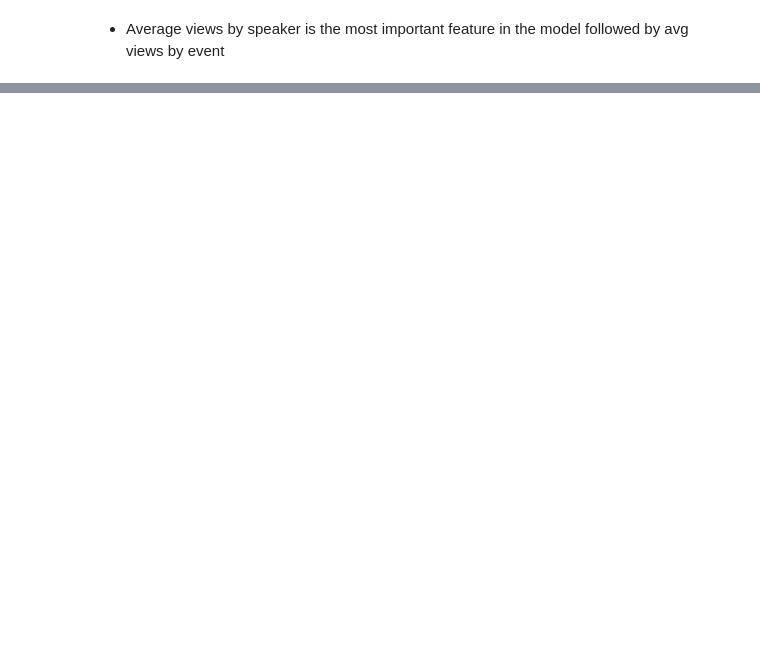
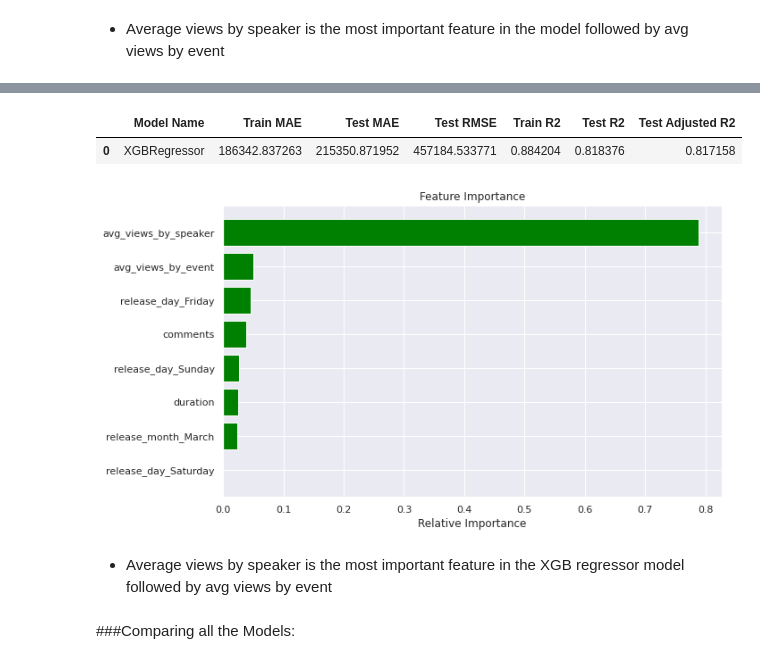
Before and after one commit to Aehteshaam-Shaikh/Ted-Talk-views-prediction, a Jupyter notebook: Ted_Talk_Views_Prediction.ipynb, the cells around one changed output, grey strips where cells are left out. Cells and saved outputs as stored; diff of their text form; code cells hidden in the pictures; blank space fills up the shorter version.

```diff
--- a/Ted_Talk_Views_Prediction.ipynb
+++ b/Ted_Talk_Views_Prediction.ipynb
@@ -1015,0 +1022,8 @@ plt.show()
+# %%
+from xgboost import XGBRegressor
+xgb = XGBRegressor(learning_rate=0.1)
+grid_values = {'n_estimators':[30,50, 80, 100, 120], 'max_depth':[4, 6, 8]}
+xgb_random = RandomizedSearchCV(xgb, param_distributions = grid_values, cv=5)
+
+# Fit the object to train dataset
+xgb_random.fit(X_train, Y_train)
@@ -1015,0 +1084,32 @@ plt.show()
+# %%
+# Evaluaton metrics for optimal model
+optimal_xgb_model = pd.DataFrame()
+optimal_xgb_model['Model Name'] = ['XGBRegressor']
+optimal_xgb_model['Train MAE'] = [mean_absolute_error(Y_train, Y_train_preds_xgb)]
+optimal_xgb_model['Test MAE'] = [mean_absolute_error(Y_test, Y_test_preds_xgb)]
+optimal_xgb_model['Test RMSE'] = [np.sqrt(mean_squared_error(Y_test, Y_test_preds_xgb))]
+optimal_xgb_model['Train R2'] = [r2_score((Y_train),(Y_train_preds_xgb))]
+optimal_xgb_model['Test R2']  = [r2_score((Y_test),(Y_test_preds_xgb))]
+optimal_xgb_model['Test Adjusted R2'] = [1-(1-r2_score((Y_test),(Y_test_preds_xgb)))*((X_test.shape[0]-1)/(X_test.shape[0]-X_test.shape[1]-1))]
+optimal_xgb_model
+# %% [output]
+|  | Model Name | Train MAE | Test MAE | Test RMSE | Train R2 | Test R2 | Test Adjusted R2 |
+| 0 | XGBRegressor | 186342.837263 | 215350.871952 | 457184.533771 | 0.884204 | 0.818376 | 0.817158 |
+# %%
+# getting features according to their importance in prediction
+xgb_features = X_train.columns
+xgb_importances = xgb_random.best_estimator_.feature_importances_
+xgb_indices = np.argsort(xgb_importances)
+# %%
+# plotting important features
+plt.figure(figsize=(10,6))
+plt.barh(range(len(xgb_indices)), xgb_importances[xgb_indices], color='green', align='center')
+plt.yticks(range(len(xgb_indices)), [xgb_features[i] for i in xgb_indices])
+plt.title('Feature Importance')
+plt.xlabel('Relative Importance');
+# %% [output]
+[figure, added]
+# %% [markdown]
+* Average views by speaker is the most important feature in the XGB regressor model followed by avg views by event
+# %% [markdown]
+###Comparing all the Models:
```
Also changed, not shown: parts of 28 cells of this notebook.
